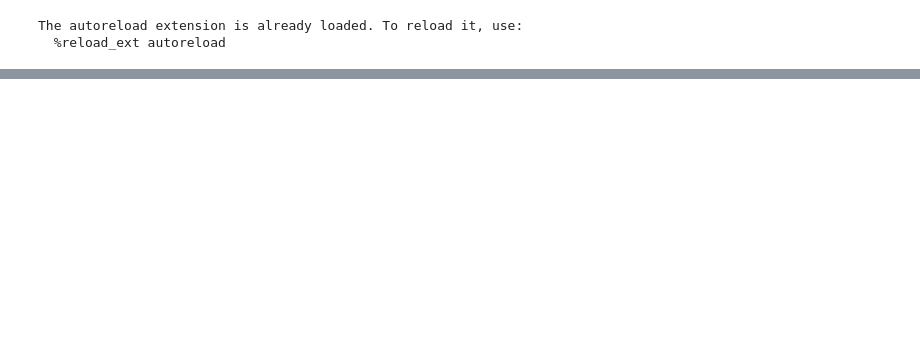
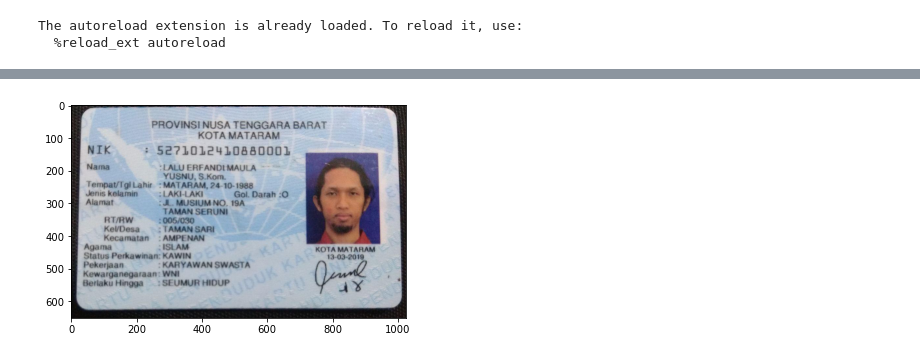
Before and after one commit to nunenuh/iqradre, a Jupyter notebook: notebook/IDCard.ipynb, the cells around one changed output, grey strips where cells are left out. Cells and saved outputs as stored; diff of their text form; code cells hidden in the pictures; blank space fills up the shorter version.

```diff
--- a/notebook/IDCard.ipynb
+++ b/notebook/IDCard.ipynb
@@ -35,6 +35,7 @@ Wall time: 9.91 s
 # %%
 %%time
-# impath = 'images/testktp/201809051058-1_4.jpeg'
-impath = '/data/idcard/combined/sampled/14907_image.jpg'
+# impath = 'images/ktp_aan/ktp4.jpg'
+impath = 'images/fandi_ktp/ktp2.jpg'
+# impath = '/data/idcard/combined/sampled/14907_image.jpg'
 pred_data = idcard.predict(impath)
 # %% [output]
@@ -43,3 +45,4 @@ Wall time: 1.61 s
+[figure, added]
 # %%
 pred_data.keys()
 # %% [output]
```
Also changed, not shown: parts of 12 cells of this notebook, 6 other files.
